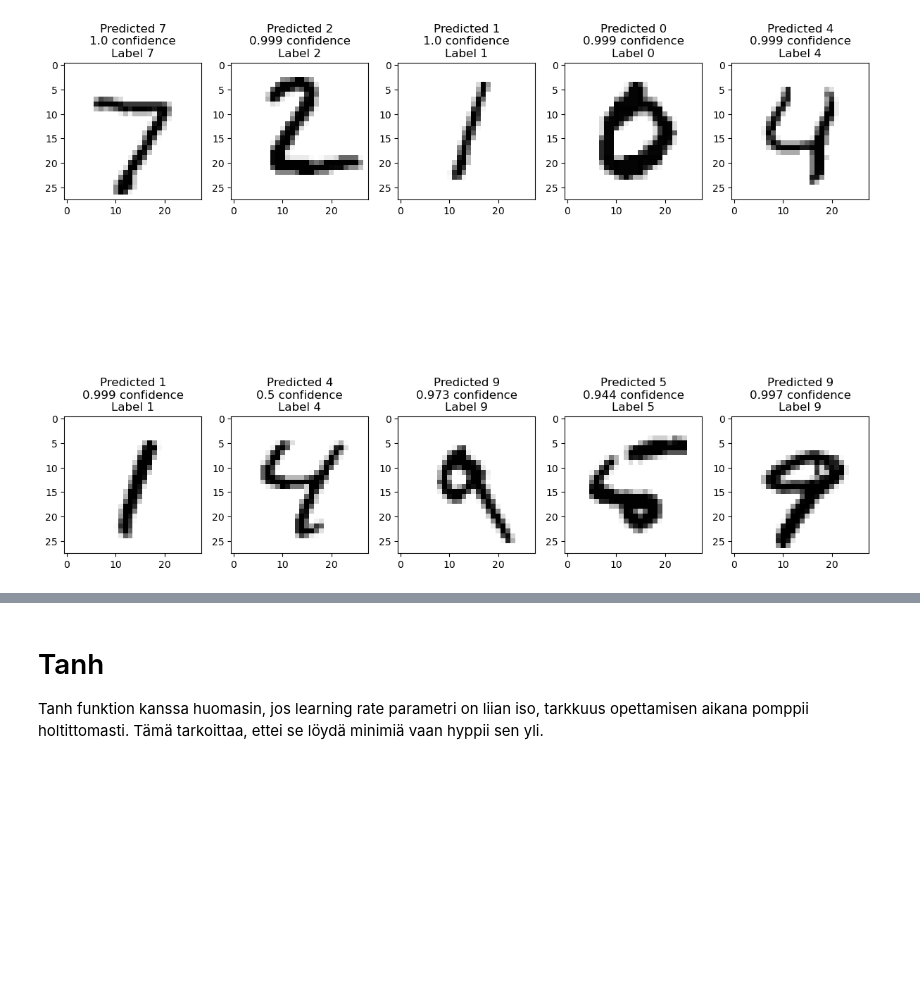
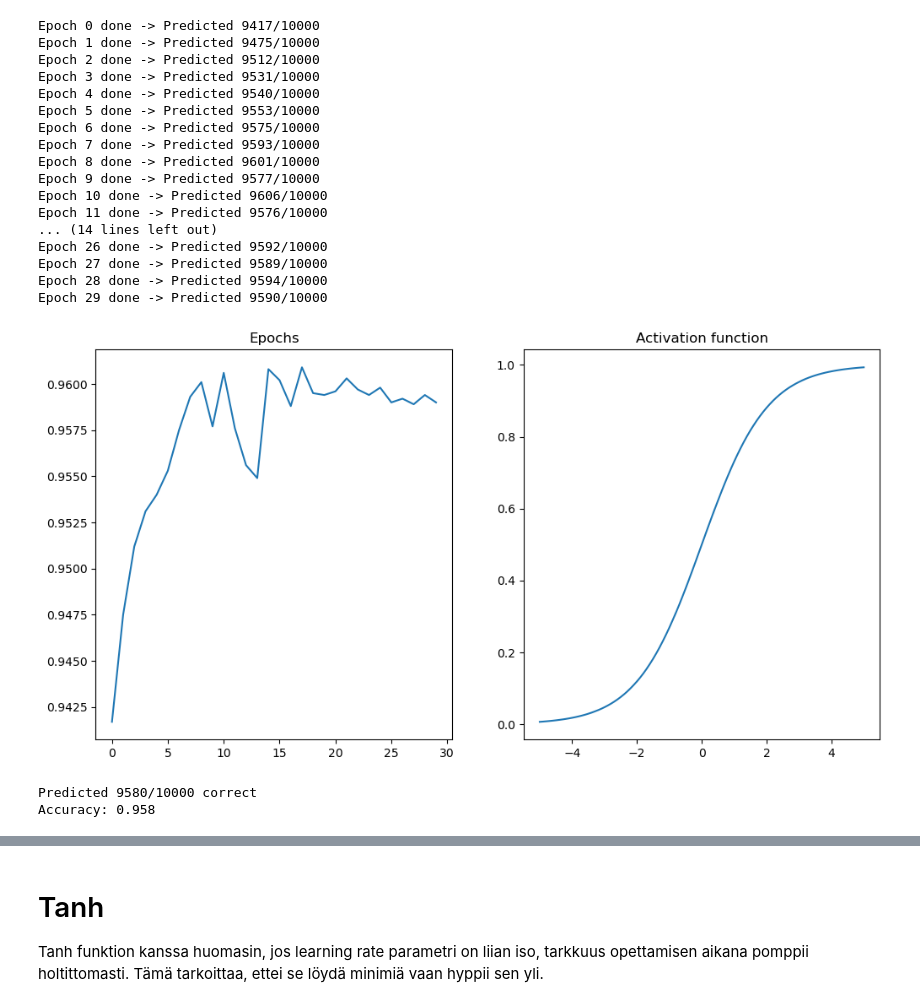
Before and after one commit to hypatrik/tiralabra, a Jupyter notebook: src/neural_network.ipynb, the cells around one changed output, grey strips where cells are left out. Saved outputs shown, nothing was run; the diff lists cells and outputs as text; code cells hidden in the pictures; blank space fills up the shorter version.

```diff
--- a/src/neural_network.ipynb
+++ b/src/neural_network.ipynb
@@ -86,17 +103,29 @@ Accuracy: 0.961
-# %%
-n_prediction = 10
-fig, axes = plt.subplots(2, 5, figsize=(12, 12))
-
-def image_vector_to_matrix(v):
-    n = int(np.sqrt(v.size))
-    return v.reshape(n, n)
-
-for i, ax in enumerate(axes.flatten()):
-    ax.imshow(image_vector_to_matrix(X_test[i]), cmap='gray_r')
-    prediction, confidence, y = model.predict(X_test[i])
-    ax.set_title('Predicted {}\n{} confidence\nLabel {}'.format(prediction, confidence, y_test[i]))
-
-plt.tight_layout()
-plt.show()
-# %% [output]
-[figure, removed]
+# %%
+from activation_funtions import Sigmoid
+
+activation_function = Sigmoid()
+model = NeuralNetwork([784, 30, 10], activation_function=activation_function)
+evaluations = model.fit(X_train, y_train, X_val, y_val, 30, 2.0, 10)
+plot_result(activation_function, evaluations)
+evalulate_model(model)
+# %% [output]
+Epoch 0 done -> Predicted 9417/10000
+Epoch 1 done -> Predicted 9475/10000
+Epoch 2 done -> Predicted 9512/10000
+Epoch 3 done -> Predicted 9531/10000
+Epoch 4 done -> Predicted 9540/10000
+Epoch 5 done -> Predicted 9553/10000
+Epoch 6 done -> Predicted 9575/10000
+Epoch 7 done -> Predicted 9593/10000
+Epoch 8 done -> Predicted 9601/10000
+Epoch 9 done -> Predicted 9577/10000
+Epoch 10 done -> Predicted 9606/10000
+Epoch 11 done -> Predicted 9576/10000
+... (14 lines left out)
+Epoch 26 done -> Predicted 9592/10000
+Epoch 27 done -> Predicted 9589/10000
+Epoch 28 done -> Predicted 9594/10000
+Epoch 29 done -> Predicted 9590/10000
+[figure, added]
+Predicted 9580/10000 correct
+Accuracy: 0.958
```
Also changed, not shown: parts of 23 cells of this notebook, 3 other files.
